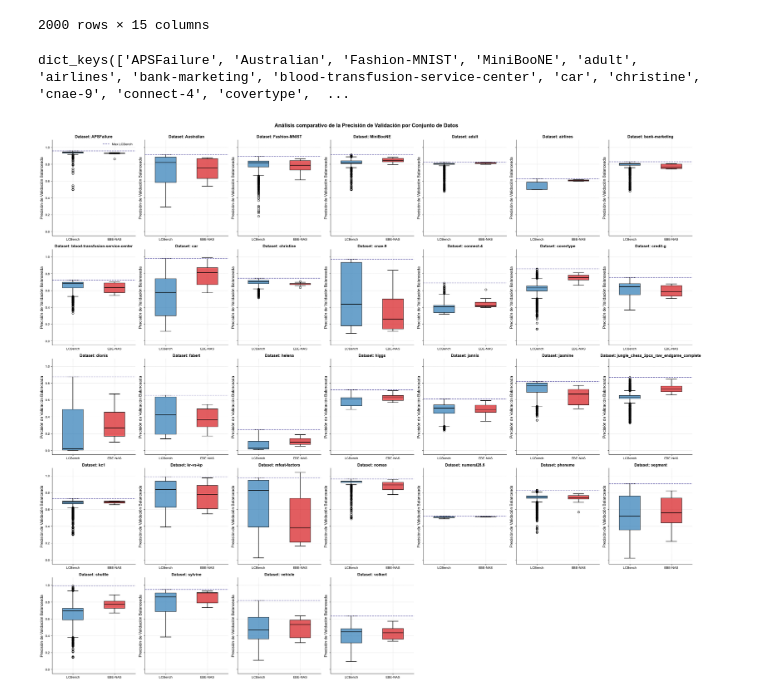
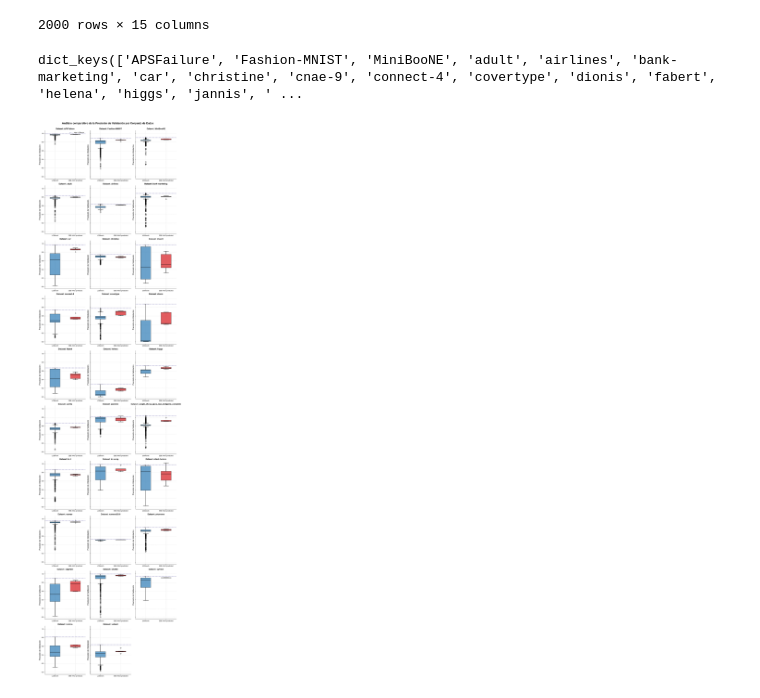
Before and after one commit to topsy-13/Naive-NAS, a Jupyter notebook: experiments/ebe_performance.ipynb, the cells around one changed output. Saved outputs shown, nothing was run; the diff lists cells and outputs as text; code cells hidden in the pictures.

```diff
--- a/experiments/ebe_performance.ipynb
+++ b/experiments/ebe_performance.ipynb
@@ -6,7 +6,7 @@ files = os.listdir('./lc_bench_results/predicted_ebe_performance')
 files = [f for f in files if f.endswith('.csv')]
 files.sort()
 
-target = 'predicted_balanced_accuracy'
+target = 'final_val_accuracy'
 # %%
 # Build a dict that stores the dfs
 dfs = {}
@@ -61,7 +61,7 @@ bench_df[bench_df['dataset_name'] =='jungle_chess_2pcs_raw_endgame_complete']
 # %%
 dfs.keys()
 # %% [output]
-dict_keys(['APSFailure', 'Australian', 'Fashion-MNIST', 'MiniBooNE', 'adult', 'airlines', 'bank-marketing', 'blood-transfusion-service-center', 'car', 'christine', 'cnae-9', 'connect-4', 'covertype',  ...
+dict_keys(['APSFailure', 'Fashion-MNIST', 'MiniBooNE', 'adult', 'airlines', 'bank-marketing', 'car', 'christine', 'cnae-9', 'connect-4', 'covertype', 'dionis', 'fabert', 'helena', 'higgs', 'jannis', ' ...
 # %%
 
 import matplotlib.pyplot as plt
@@ -83,8 +83,8 @@ plt.rcParams.update({
 
 # Calculate grid dimensions
 n_models = len(dfs)
-n_rows = min(5, n_models)
-n_cols = int(np.ceil(n_models / n_rows))
+n_cols = min(3, n_models)
+n_rows = int(np.ceil(n_models / n_cols))
 
 # Create figure with appropriate aspect ratio
 fig, axes = plt.subplots(n_rows, n_cols, figsize=(n_cols * 4, n_rows * 5),
@@ -104,8 +104,8 @@ for i, (name, df) in enumerate(dfs.items()):
     benchmark_subset = bench_df[bench_df['dataset_name'] == name].copy()
 
     # Extract performance metrics
-    benchmark_accuracy = benchmark_subset['final_val_balanced_accuracy'].values
-    ebe_accuracy = df[target].head(10).values
+    benchmark_accuracy = benchmark_subset['final_val_accuracy'].values
+    ebe_accuracy = df[target].head(5).values
 
     # Generate boxplot with scientific styling
     box = ax.boxplot([benchmark_accuracy, ebe_accuracy],
@@ -114,7 +114,7 @@ for i, (name, df) in enumerate(dfs.items()):
                     whiskerprops=whiskerprops,
                     capprops=capprops,
                     medianprops=medianprops,
-                    tick_labels=['LCBench', 'EBE-NAS'],
+                    tick_labels=['LCBench', 'EBE-NAS predicted'],
                     widths=0.5)
 
     # Apply consistent coloring
@@ -125,34 +125,34 @@ for i, (name, df) in enumerate(dfs.items()):
     # Indicate maximum benchmark performance
     max_benchmark = np.max(benchmark_accuracy)
     ax.axhline(y=max_benchmark, color='#7570b3', linestyle='--',
                linewidth=1.5, label='Max LCBench')
 
     # Configure axis properties
     ax.set_title(f'Dataset: {name}', fontweight='bold')
-    ax.set_ylabel('Precisión de Validación Balanceada')
+    ax.set_ylabel('Precisión de Validación')
     ax.grid(True, linestyle='--', alpha=0.7, linewidth=0.5)
     ax.spines['top'].set_visible(False)
     ax.spines['right'].set_visible(False)
 
     # Only show legend for first subplot to avoid redundancy
     if i == 0:
         ax.legend(frameon=False, loc='upper right')
 
 # Remove unused subplots
 for j in range(i + 1, len(axes)):
     fig.delaxes(axes[j])
 
 # Add main title with proper scientific notation
 fig.suptitle('Análisis comparativo de la Precisión de Validación por Conjunto de Datos',
              fontsize=16, fontweight='bold', y=0.98)
 
 # Ensure proper layout with space for title
 plt.tight_layout(rect=[0, 0.03, 1, 0.98])
 
 # Save figure in publication-ready format before displaying
-plt.savefig('model_performance_comparison.pdf', format='pdf', dpi=300, bbox_inches='tight')
-plt.savefig('model_performance_comparison.png', format='png', dpi=300, bbox_inches='tight')
+# plt.savefig('model_performance_comparison.pdf', format='pdf', dpi=300, bbox_inches='tight')
+# plt.savefig('model_performance_comparison.png', format='png', dpi=300, bbox_inches='tight')
 
 plt.show()
 # %% [output]
-[figure, old version]
+[figure, new version]
```
Also changed, not shown: parts of 7 cells of this notebook, 3 other files.
